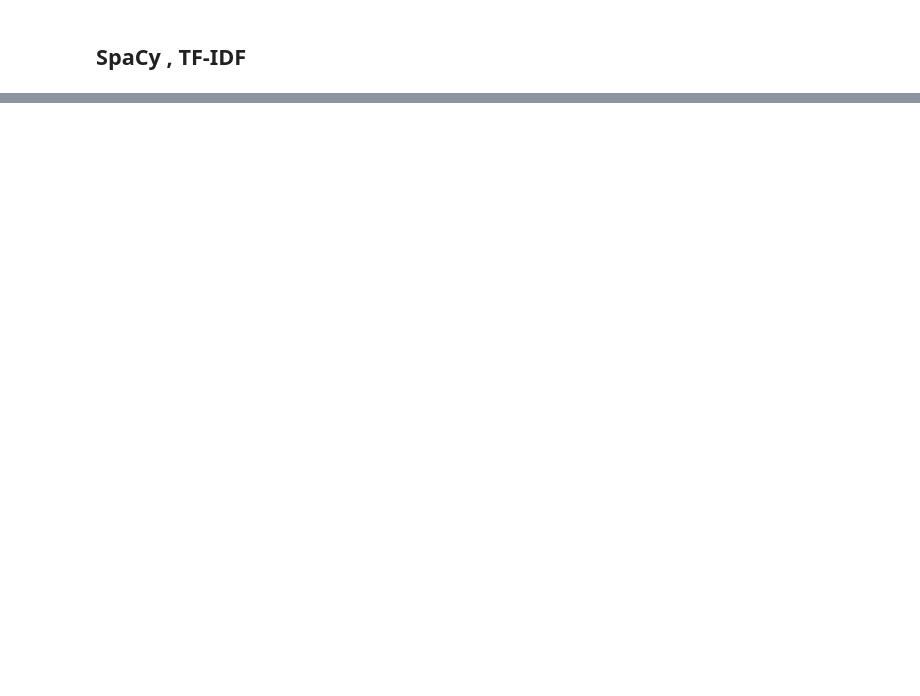
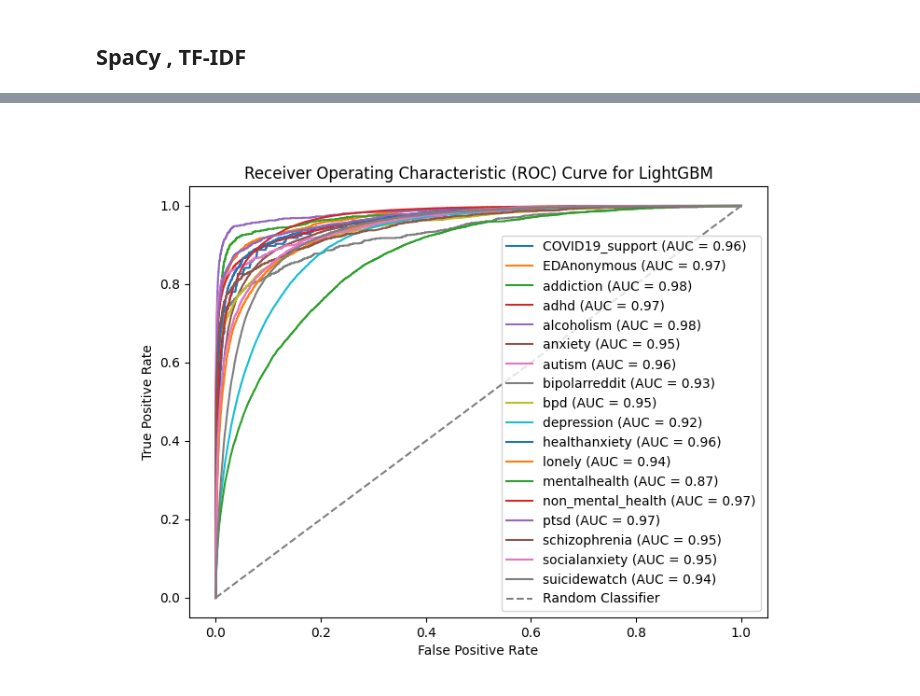
Before and after one commit to KeshavElangoDS/Mental-Health-Analysis-using-Social-Media-Data, a Jupyter notebook: spacy_tfidf_classification.ipynb, the cells around one changed output, grey strips where cells are left out. Cells and saved outputs as stored; diff of their text form; code cells hidden in the pictures; blank space fills up the shorter version.

```diff
--- a/spacy_tfidf_classification.ipynb
+++ b/spacy_tfidf_classification.ipynb
@@ -83,4 +87,5 @@ Wall time: 3.09 s
 # %%
 %%time
-y_test_lgbm, y_pred_lgbm, model_name_lgbm = train_and_evaluate_model(X_train, y_train, X_test, y_test, model_type='lgbm')
+y_test_lgbm, y_pred_lgbm, y_pred_proba_lgbm, model_name_lgbm, target_names_lgbm = \
+    train_and_evaluate_model(X_train, y_train, X_test, y_test, model_type='lgbm')
 # %% [output]
@@ -157,0 +172,4 @@ Wall time: 3.52 s
+# %%
+plot_roc_curve_multiclass(y_test, y_pred_proba_lgbm, model_name_lgbm, target_names_lgbm)
+# %% [output]
+[figure, added]
```
Also changed, not shown: parts of 12 cells of this notebook, 10 other files.
